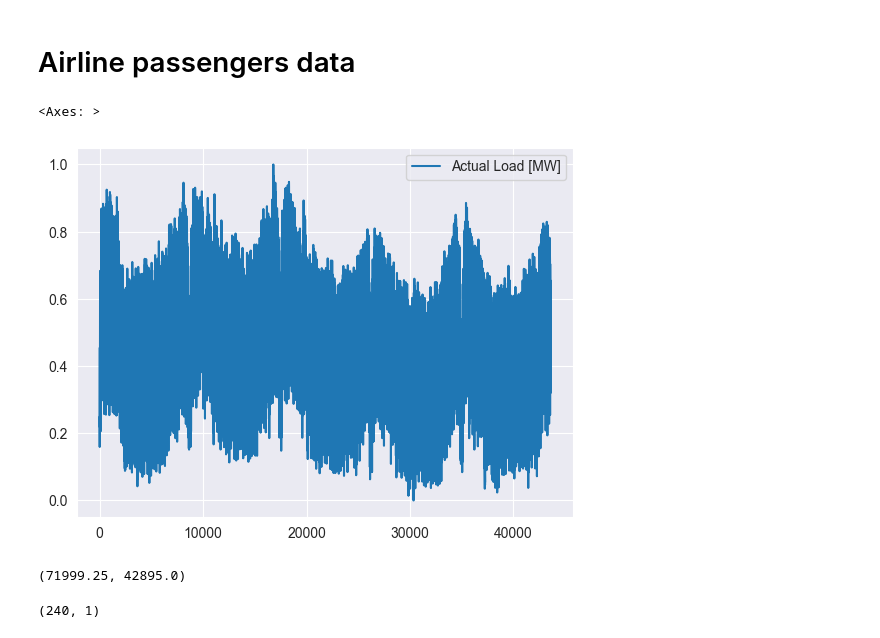
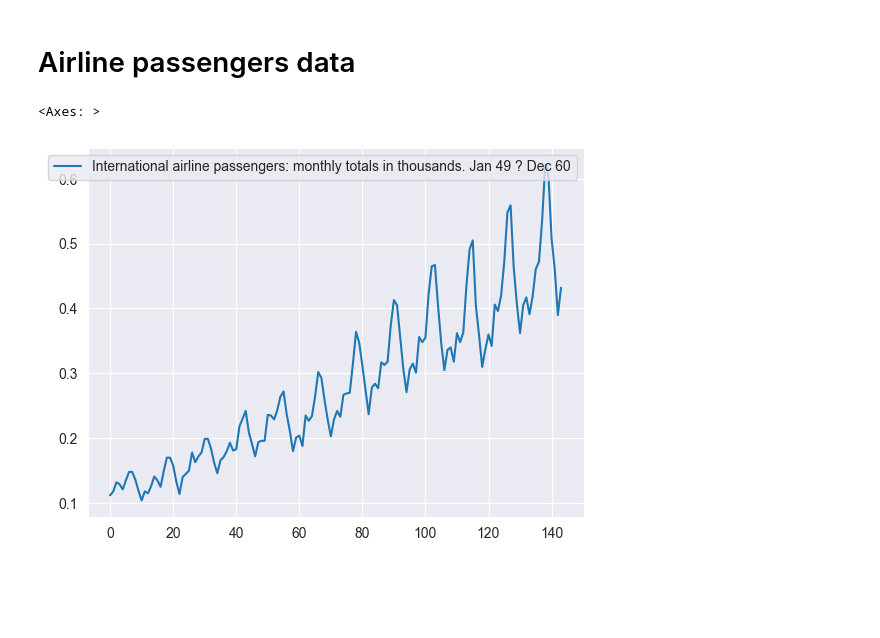
Before and after one commit to Ali623/comparative-analysis-energy-timeseries-forecasting-semml, a Jupyter notebook: hcnn/examples/hcnn_example.ipynb, the cells around one changed output. Saved outputs shown, nothing was run; the diff lists cells and outputs as text; code cells hidden in the pictures; blank space fills up the shorter version.

```diff
--- a/hcnn/examples/hcnn_example.ipynb
+++ b/hcnn/examples/hcnn_example.ipynb
@@ -62,17 +74,2 @@ plt.tight_layout()
 # %% [markdown]
 # Airline passengers data
-# %%
-df = pd.read_csv(r"F:\Semml\comparative-analysis-energy-timeseries-forecasting-semml\Enriched_data.csv", index_col=0)
-# df.index = range(0, len(df))
-# df /= 1000
-# df = df[["Actual Load [MW]","temperature"]]
-df = df["Actual Load [MW]"]
-df = (df - df.min())/(df.max() - df.min())
-df.index = range(0, len(df))
-# df["temperature"] = (df["temperature"] - df["temperature"].min())/(df["temperature"].max() - df["temperature"].min())
-# Convert to DataFrame
-df = pd.DataFrame(df)
-df.plot()
-# %% [output]
-<Axes: >
-[figure, removed]
@@ -94,8 +76,8 @@ test = pd.DataFrame(test)
-# %%
-max, min
-# %% [output]
-(71999.25, 42895.0)
-# %%
-data_train.shape
-# %% [output]
-(240, 1)
+# %%
+df = pd.read_csv(r"F:\hcnn\hcnn\examples\international-airline-passengers.csv", index_col=0)
+df.index = range(0, len(df))
+df /= 1000
+df.plot()
+# %% [output]
+<Axes: >
+[figure, added]
```
Also changed, not shown: parts of 25 cells of this notebook, 9 other files.
